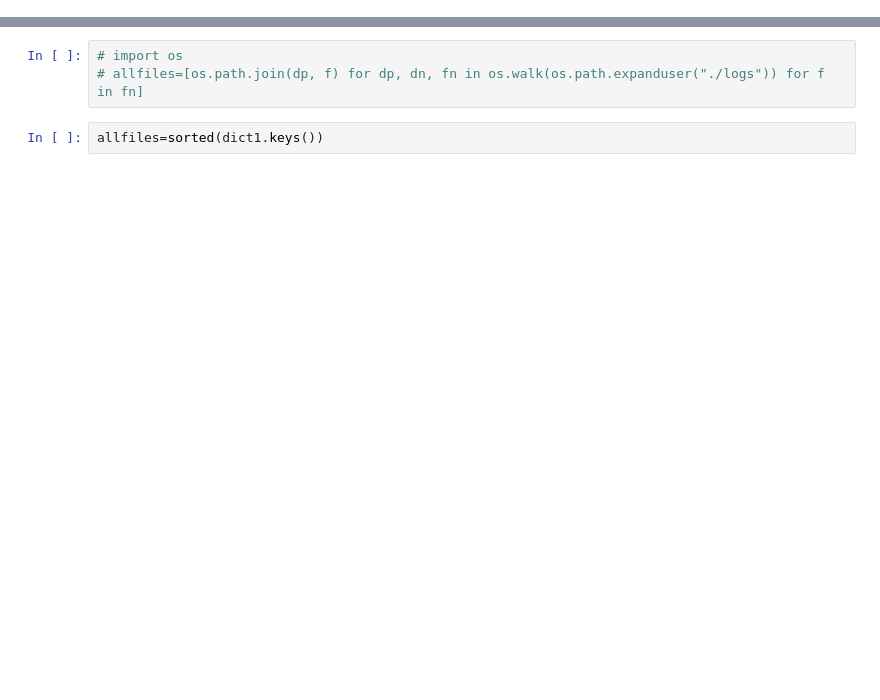
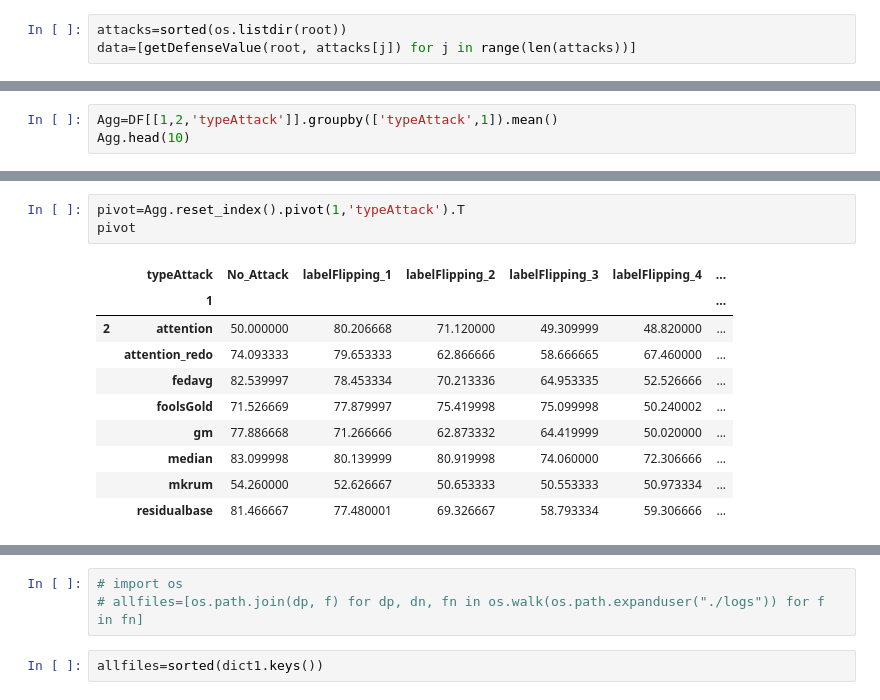
Before and after one commit to cpwan/Attack-Adaptive-Aggregation-in-Federated-Learning, a Jupyter notebook: extarct tensorboard.ipynb, the cells around one changed output, grey strips where cells are left out. Saved outputs shown, nothing was run; the diff lists cells and outputs as text; blank space fills up the shorter version.

```diff
--- a/extarct tensorboard.ipynb
+++ b/extarct tensorboard.ipynb
@@ -4,0 +70,3 @@ root="./logs/compareAllAttacks/cifar_dirichlet/"
+# %%
+attacks=sorted(os.listdir(root))
+data=[getDefenseValue(root, attacks[j]) for j in range(len(attacks))]
@@ -4,0 +79,3 @@ root="./logs/compareAllAttacks/cifar_dirichlet/"
+# %%
+Agg=DF[[1,2,'typeAttack']].groupby(['typeAttack',1]).mean()
+Agg.head(10)
@@ -4,0 +112,14 @@ root="./logs/compareAllAttacks/cifar_dirichlet/"
+# %%
+pivot=Agg.reset_index().pivot(1,'typeAttack').T
+pivot
+# %% [output]
+|  | typeAttack | No_Attack | labelFlipping_1 | labelFlipping_2 | labelFlipping_3 | labelFlipping_4 | ... |
+|  | 1 |  |  |  |  |  | ... |
+| 2 | attention | 50.000000 | 80.206668 | 71.120000 | 49.309999 | 48.820000 | ... |
+|  | attention_redo | 74.093333 | 79.653333 | 62.866666 | 58.666665 | 67.460000 | ... |
+|  | fedavg | 82.539997 | 78.453334 | 70.213336 | 64.953335 | 52.526666 | ... |
+|  | foolsGold | 71.526669 | 77.879997 | 75.419998 | 75.099998 | 50.240002 | ... |
+|  | gm | 77.886668 | 71.266666 | 62.873332 | 64.419999 | 50.020000 | ... |
+|  | median | 83.099998 | 80.139999 | 80.919998 | 74.060000 | 72.306666 | ... |
+|  | mkrum | 54.260000 | 52.626667 | 50.653333 | 50.553333 | 50.973334 | ... |
+|  | residualbase | 81.466667 | 77.480001 | 69.326667 | 58.793334 | 59.306666 | ... |
```
Also changed, not shown: parts of 30 cells of this notebook, 15 other files.
